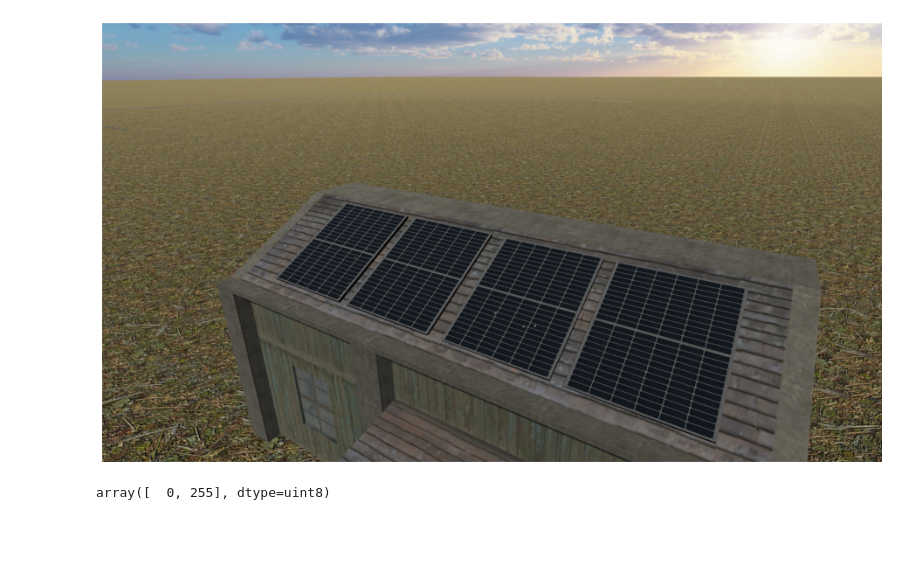
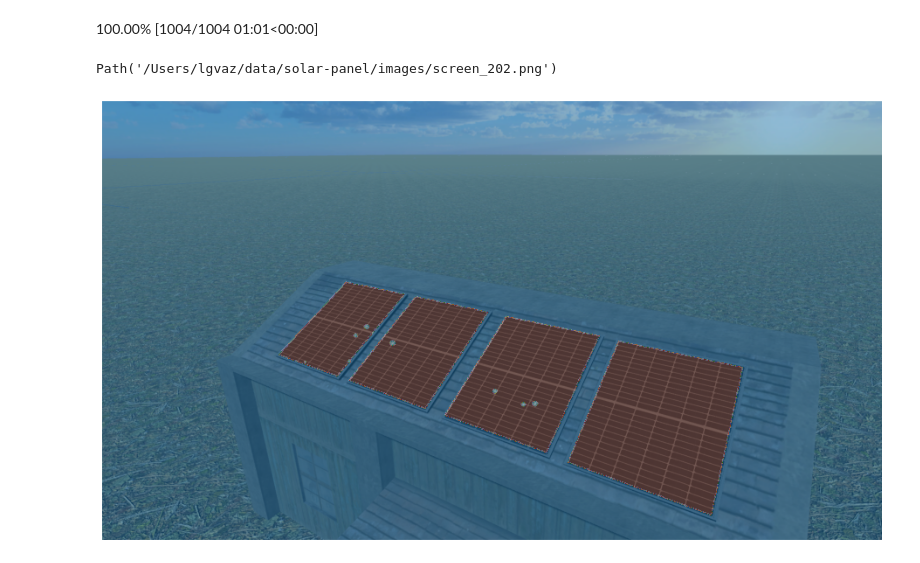
Before and after one commit to lgvaz/solar-panel, a Jupyter notebook: notebooks/convert_csv_to_mask.ipynb, the cells around one changed output. Cells and saved outputs as stored; diff of their text form; code cells hidden in the pictures; blank space fills up the shorter version.

Commit message:
converts masks and sketches training script

```diff
--- a/notebooks/convert_csv_to_mask.ipynb
+++ b/notebooks/convert_csv_to_mask.ipynb
@@ -14,4 +14,7 @@ image_files = get_image_files(data_dir/'images')
 images_idxs = [int(o.stem.split('_')[-1]) for o in image_files]
 # faults_df = faults_df.loc[faults_df['img'].isin(images_idxs)]
 panels_df = panels_df.loc[panels_df['img'].isin(images_idxs)]
+# %%
+faults_path = data_dir / "faultsScreen.csv"
+faults_df = pd.read_csv(faults_path, names=['img', 'panel', 'x', 'y', 'camera_distance', 'severity'])
 # %%
@@ -28,22 +22,45 @@ grouped = panels_df.groupby('img')
+# %%
+# get imgs (ids) that are present in both dfs
+fault_imgs = faults_df['img'].unique()
+panel_imgs = panels_df['img'].unique()
+imgs = set(fault_imgs).intersection(set(panel_imgs))
+# %%
+def draw_circle(draw, x, y, r, **kwargs):
+    top_left = (x-r, y-r)
+    bottom_right = (x+r, y+r)
+    return draw.ellipse([top_left, bottom_right], **kwargs)
 # %%
-for name, group in grouped:
+# converts panels
+for img in progress_bar(imgs):
     mask = np.zeros((908, 1614))
     mask = Image.fromarray(mask, mode="L")
     draw = ImageDraw.Draw(mask)
 
-    for i, row in group.iterrows():
+    # draw panels
+    for i, row in panels_df[panels_df['img']==img].iterrows():
         points = [
             (row.x1, row.y1),
             (row.x2, row.y2),
             (row.x4, row.y4),
             (row.x3, row.y3),
         ]
-        draw.polygon(points, fill=255)
+        draw.polygon(points, fill=1)
 
+    # draw defects
+    for i, row in faults_df[faults_df['img']==img].iterrows():
+        draw_circle(draw, row.x, row.y, 2*row.severity, fill=2)
+
+    # original points lead to a reflected mask
     mask = mask.transpose(Transpose.FLIP_TOP_BOTTOM)
 
-    if name==202:
-        break
+    save_path = data_dir / f"masks/screen_{img}.png"
+    mask.save(str(save_path))
+# %% [output]
+100.00% [1004/1004 01:01<00:00]
+# %%
+image_file
+# %% [output]
+Path('/Users/lgvaz/data/solar-panel/images/screen_202.png')
 # %%
 image_file = data_dir / 'images' / f"screen_{int(row.img)}.png"
 image = PILImage.create(image_file)
@@ -51,10 +68,6 @@ image = PILImage.create(image_file)
 mask = PILMask(mask)
 # %%
 ctx = image.show(figsize=(16, 12))
-# ctx = mask.show(ctx=ctx)
+ctx = mask.show(ctx=ctx)
 # %% [output]
-[figure, old version]
+[figure, new version]
-# %%
-np.unique(np.array(mask))
-# %% [output]
-array([  0, 255], dtype=uint8)
```
Also changed, not shown: parts of 4 cells of this notebook, 1 other file.
